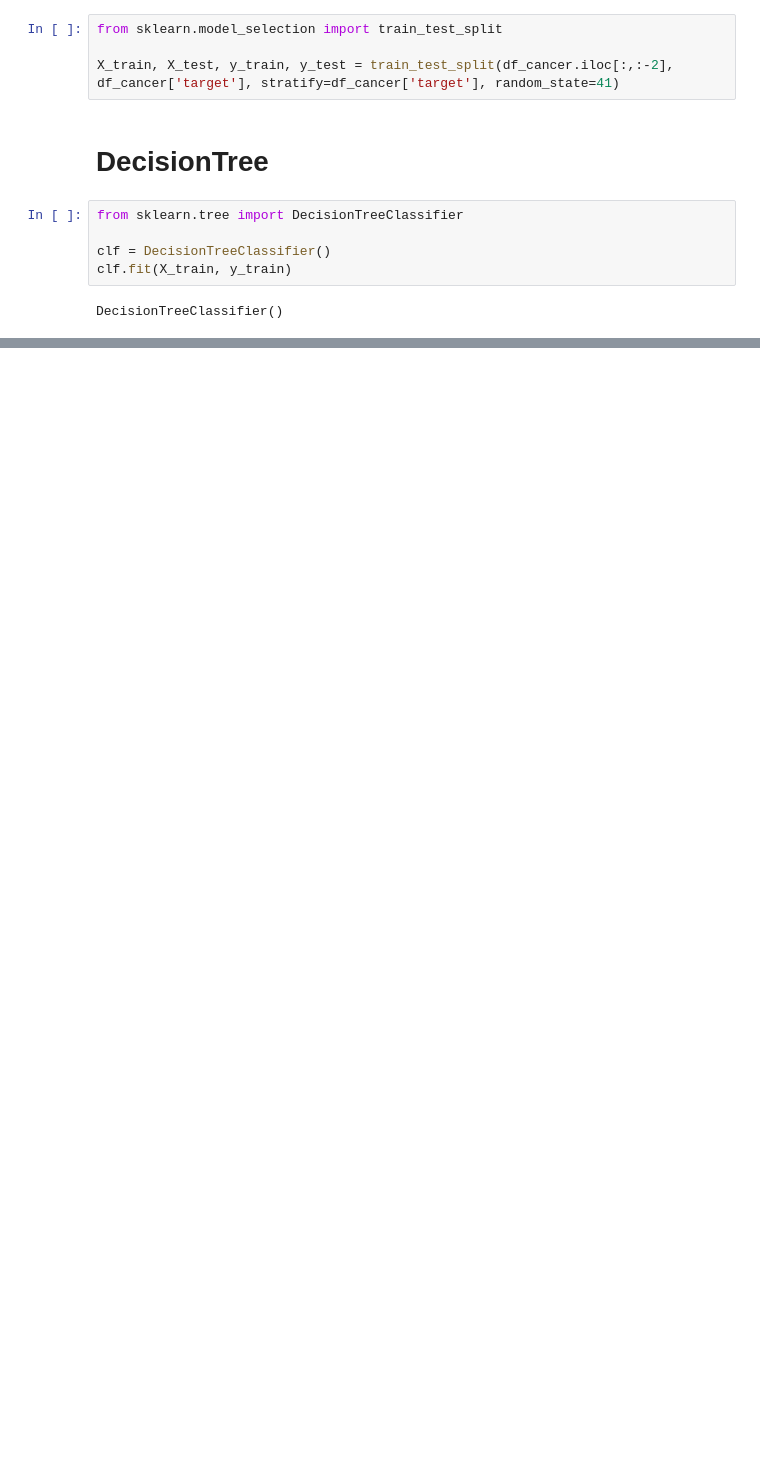
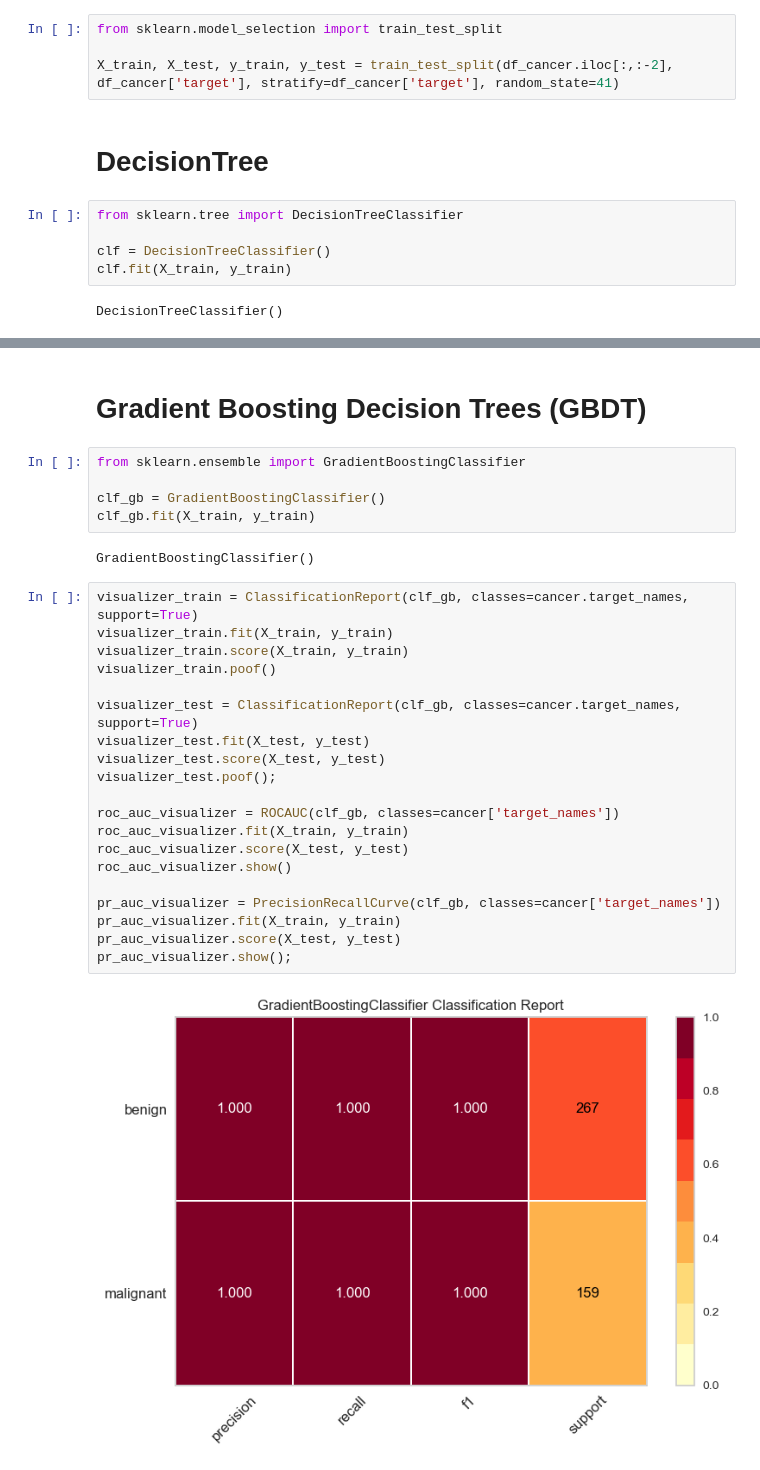
Before and after one commit to SlavaBogaj/Camp, a Jupyter notebook: Lesson10/Tree.ipynb, the cells around one changed output, grey strips where cells are left out. Cells and saved outputs as stored; diff of their text form; blank space fills up the shorter version.

Commit message:
Оновлено файл Tree.ipynb

```diff
--- a/Lesson10/Tree.ipynb
+++ b/Lesson10/Tree.ipynb
@@ -146,0 +134,31 @@ visualizer_test.poof();
+# %% [markdown]
+# Gradient Boosting Decision Trees (GBDT)
+# %%
+from sklearn.ensemble import GradientBoostingClassifier
+
+clf_gb = GradientBoostingClassifier()
+clf_gb.fit(X_train, y_train)
+# %% [output]
+GradientBoostingClassifier()
+# %%
+visualizer_train = ClassificationReport(clf_gb, classes=cancer.target_names, support=True)
+visualizer_train.fit(X_train, y_train)
+visualizer_train.score(X_train, y_train)
+visualizer_train.poof()
+
+visualizer_test = ClassificationReport(clf_gb, classes=cancer.target_names, support=True)
+visualizer_test.fit(X_test, y_test)
+visualizer_test.score(X_test, y_test)
+visualizer_test.poof();
+
+roc_auc_visualizer = ROCAUC(clf_gb, classes=cancer['target_names'])
+roc_auc_visualizer.fit(X_train, y_train)
+roc_auc_visualizer.score(X_test, y_test)
+roc_auc_visualizer.show()
+
+pr_auc_visualizer = PrecisionRecallCurve(clf_gb, classes=cancer['target_names'])
+pr_auc_visualizer.fit(X_train, y_train)
+pr_auc_visualizer.score(X_test, y_test)
+pr_auc_visualizer.show();
+# %% [output]
+[figure, added]
```
Also changed, not shown: parts of 19 cells of this notebook.
